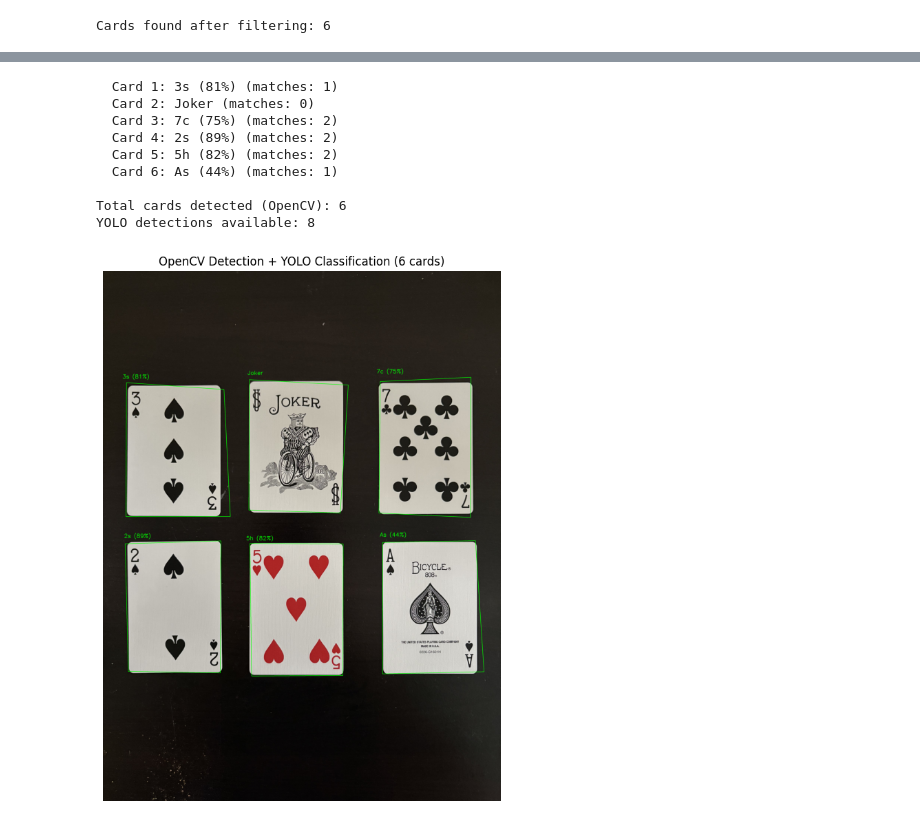
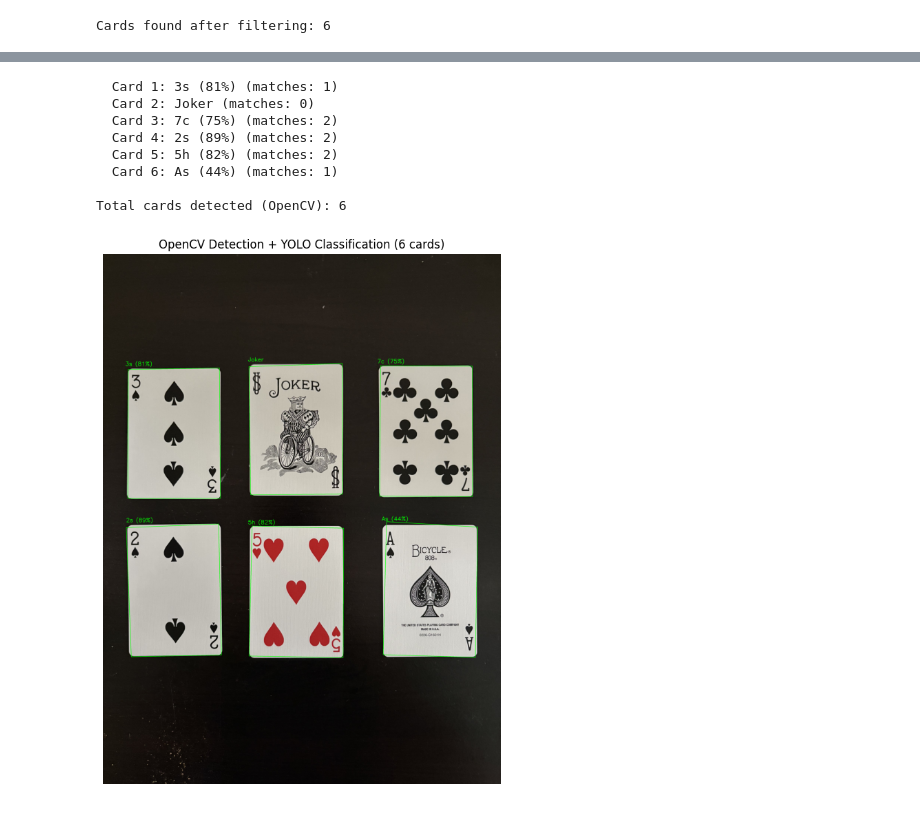
Before and after one commit to Sxres/PlayingCardsDetection, a Jupyter notebook: CardDetector.ipynb, the cells around one changed output, grey strips where cells are left out. Cells and saved outputs as stored; diff of their text form; code cells hidden in the pictures.

```diff
--- a/CardDetector.ipynb
+++ b/CardDetector.ipynb
@@ -45,9 +54,9 @@ plt.show()
 [figure]
 # %%
 # dilate threshold to close gaps, then find external contours
-kernel = np.ones((3, 3), np.uint8)
-thresh_dilated = cv2.dilate(thresh, kernel, iterations=2)
+kernel = np.ones((2, 2), np.uint8)
+thresh_dilated = cv2.dilate(thresh, kernel, iterations=2) # makes the cards more solid and distinct for detection
 contours, _ = cv2.findContours(thresh_dilated, cv2.RETR_EXTERNAL, cv2.CHAIN_APPROX_SIMPLE)
-contours = sorted(contours, key=cv2.contourArea, reverse=True)
+contours = sorted(contours, key=cv2.contourArea, reverse=True) # sort by largest area (cards first)
 print(f"Total contours found: {len(contours)}")
 # %% [output]
@@ -148,9 +143,9 @@ plt.show()
 # %%
-model = YOLO("PlayingCards.pt")
+model = YOLO("models/PlayingCards.pt")
 
 results = model.predict(img, conf=0.40, imgsz=640, verbose=False)
 
-# Build a lookup: for each YOLO detection, store bbox + label + center
+# for each YOLO detection, store bbox + label + center
 yolo_boxes = []
 for box in results[0].boxes:
     x1, y1, x2, y2 = box.xyxy[0].int().tolist()
@@ -166,7 +161,7 @@ for box in results[0].boxes:
     })
 
 output = img.copy()
-for i, c in enumerate(card_contours, 1):
+for i, c in enumerate(card_contours, 1): # same thing from cell above just now we add yolo check with an empty list to match
     hull = cv2.convexHull(c)
     peri = cv2.arcLength(hull, True)
     approx = cv2.approxPolyDP(hull, 0.02 * peri, True)
@@ -174,36 +169,34 @@ for i, c in enumerate(card_contours, 1):
 
     matches = []
     for yb in yolo_boxes:
         cx, cy = yb["center"]
         inside = cv2.pointPolygonTest(hull, (float(cx), float(cy)), False)
         if inside >= 0:
             matches.append(yb)
 
-    label = "Joker"
+    label = "Joker" # default false, set to joker as dataset didnt include joker
     if matches:
-        best = max(matches, key=lambda m: m["conf"])
+        best = max(matches, key=lambda m: m["conf"]) # confidence values
         label = f"{best['label']} ({best['conf']:.0%})"
 
     cv2.drawContours(output, [approx], -1, (0, 255, 0), 4)
-    cv2.putText(output, label, (x, y - 10), cv2.FONT_HERSHEY_SIMPLEX, 2.0, (0, 255, 0), 4)
+    cv2.putText(output, label, (x, y - 10), cv2.FONT_HERSHEY_SIMPLEX, 2.0, (0, 255, 0), 4) # draw prediction with label
     print(f"  Card {i}: {label} (matches: {len(matches)})")
 
 print(f"\nTotal cards detected (OpenCV): {len(card_contours)}")
-print(f"YOLO detections available: {len(yolo_boxes)}")
 
 plt.figure(figsize=(14, 10))
 plt.imshow(cv2.cvtColor(output, cv2.COLOR_BGR2RGB))
 plt.title(f"OpenCV Detection + YOLO Classification ({len(card_contours)} cards)")
 plt.axis("off")
 plt.show()
 # %% [output]
   Card 1: 3s (81%) (matches: 1)
   Card 2: Joker (matches: 0)
   Card 3: 7c (75%) (matches: 2)
   Card 4: 2s (89%) (matches: 2)
   Card 5: 5h (82%) (matches: 2)
   Card 6: As (44%) (matches: 1)
 
 Total cards detected (OpenCV): 6
-YOLO detections available: 8
-[figure, old version]
+[figure, new version]
```
Also changed, not shown: parts of 9 cells of this notebook.
